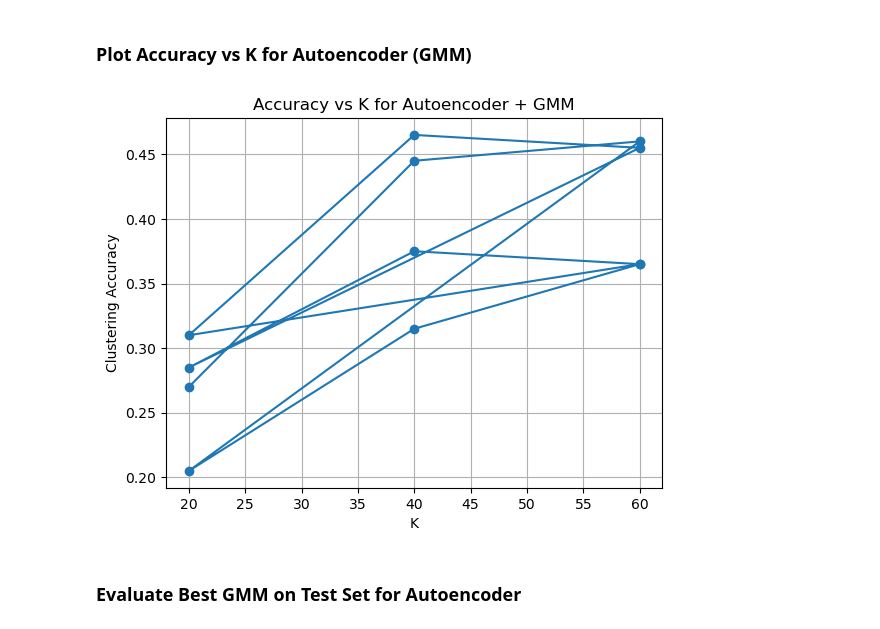
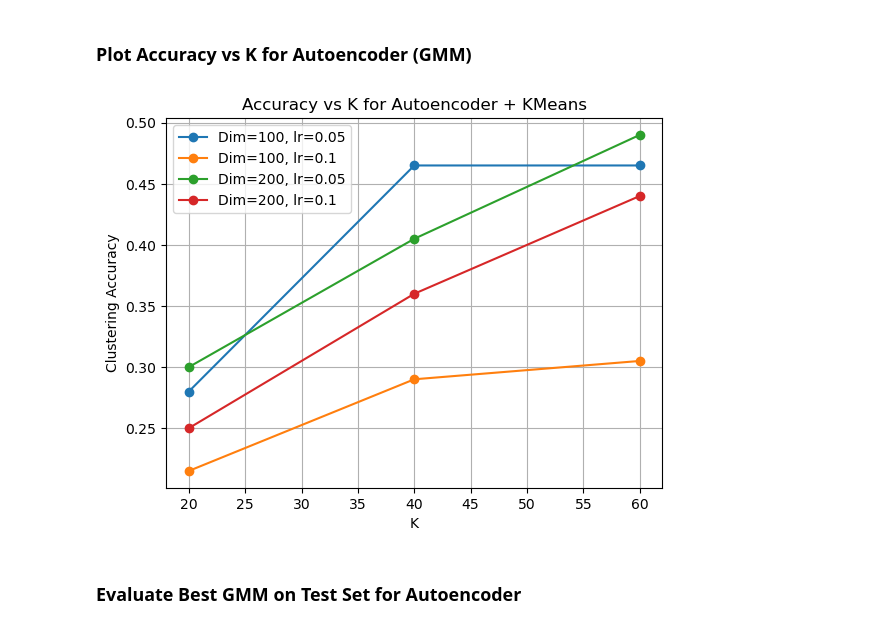
Before and after one commit to ranimeshehata/Face-Recognition, a Jupyter notebook: Face-Recognition.ipynb, the cells around one changed output. Saved outputs shown, nothing was run; the diff lists cells and outputs as text; code cells hidden in the pictures.

Commit message:
GMM on autoencoders

```diff
--- a/Face-Recognition.ipynb
+++ b/Face-Recognition.ipynb
@@ -920,11 +920,10 @@ Test F1 Score: 0.0270
 ### GMM on Encoded Data for Autoencoders
 # %%
 # Initialize the Autoencoder
-autoencoder = Autoencoder(input_dim=10304, hidden_dim=200)
 
 # Encode the data
-D_train_encoded = autoencoder.encode(D_train_norm)
-D_test_encoded = autoencoder.encode(D_test_norm)
+D_train_encoded = auto.encode(D_train_norm)
+D_test_encoded = auto.encode(D_test_norm)
 
 # GMM clustering on encoded data
 results_gmm_autoencoder = []
@@ -999,17 +998,23 @@ Early stopping at epoch 12, best loss: 0.02388
 # %% [markdown]
 ### Plot Accuracy vs K for Autoencoder (GMM)
 # %%
-ks = [k for _, _, _, k, acc in results_gmm_autoencoder]
-accs = [acc for _, _, _, k, acc in results_gmm_autoencoder]
+import matplotlib.pyplot as plt
 
-plt.plot(ks, accs, marker='o')
+for dim in [100, 200]:
+    for lr in [0.05, 0.1]:
+        accs = [acc for d, l, e, k, acc in results_gmm_autoencoder if d == dim and l == lr]
+        ks = [k for d, l, e, k, acc in results_gmm_autoencoder if d == dim and l == lr]
+        plt.plot(ks, accs, marker='o', label=f'Dim={dim}, lr={lr}')
+
+
 plt.xlabel('K')
 plt.ylabel('Clustering Accuracy')
-plt.title('Accuracy vs K for Autoencoder + GMM')
+plt.title('Accuracy vs K for Autoencoder + KMeans')
+plt.legend()
 plt.grid()
 plt.show()
 # %% [output]
-[figure, old version]
+[figure, new version]
 # %% [markdown]
 ### Evaluate Best GMM on Test Set for Autoencoder
 # %%
```
Also changed, not shown: parts of 2 cells of this notebook.
